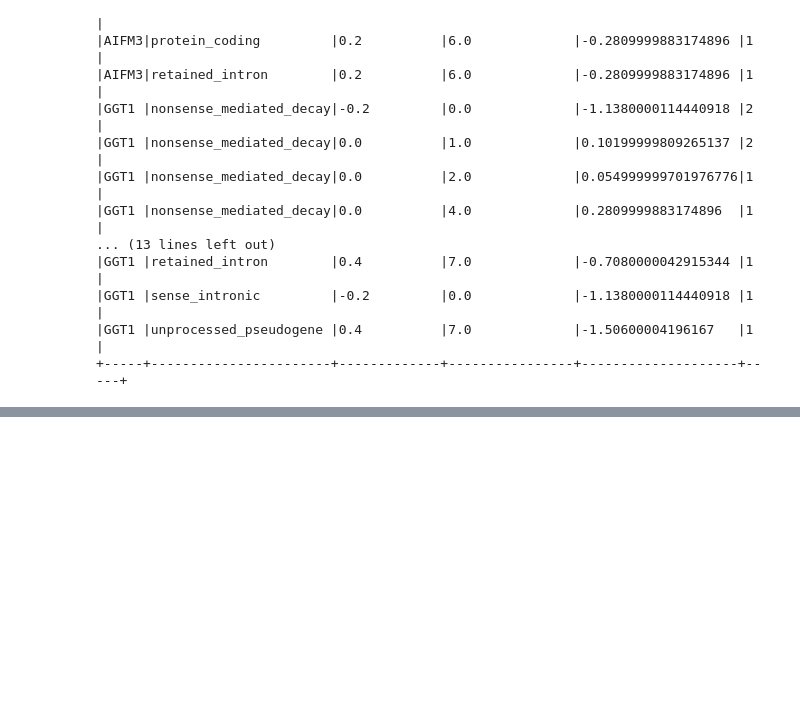
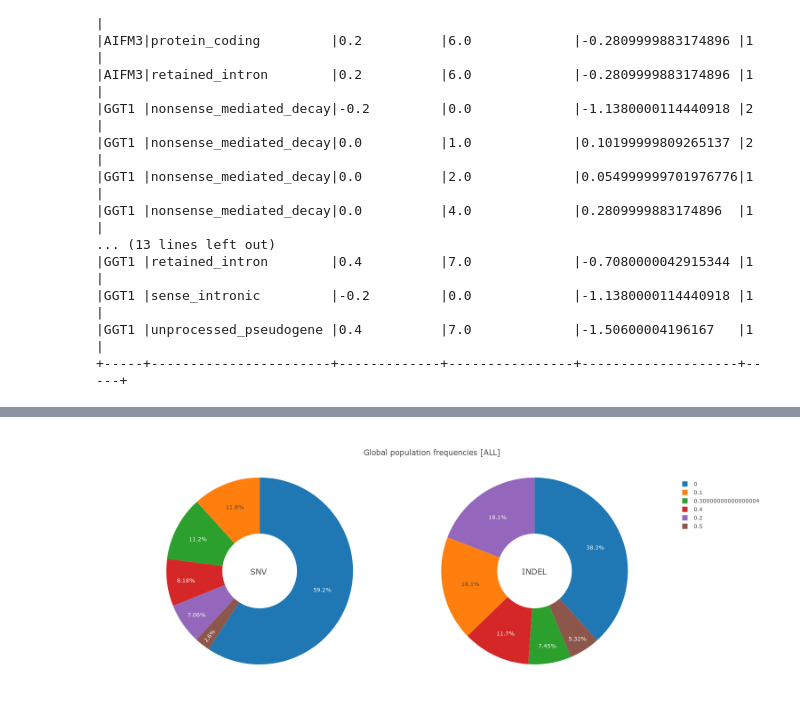
Before and after one commit to opencb/oskar, a Jupyter notebook: oskar-spark/src/main/python/notebooks/facets.ipynb, the cells around one changed output, grey strips where cells are left out. Cells and saved outputs as stored; diff of their text form; code cells hidden in the pictures; blank space fills up the shorter version.

Commit message:
spark: add plotly charts to facets and stats #2
add piechart, dendogram and heatmap. Slso deletes pandas histogram.

```diff
--- a/oskar-spark/src/main/python/notebooks/facets.ipynb
+++ b/oskar-spark/src/main/python/notebooks/facets.ipynb
@@ -140,0 +178,56 @@ oskar.facet(df, "gene[AIFM3,GGT1]>>biotype>>cadd_raw[-10..10]:0.2>>cadd_scaled[-
+# %%
+import plotly.offline as py
+import plotly.graph_objs as go
+from plotly.offline import get_plotlyjs, init_notebook_mode
+
+snvPandas = oskar.facet(df, "type[SNV]>>popFreq__GNOMAD_GENOMES__ALL[0..0.5]:0.1").toPandas()
+indelPandas = oskar.facet(df, "type[INDEL]>>popFreq__GNOMAD_GENOMES__ALL[0..0.5]:0.1").toPandas()
+
+init_notebook_mode(connected=True)
+
+fig = {
+  "data": [
+    {
+      "values": snvPandas["count"],
+      "labels": snvPandas["popFreq__GNOMAD_GENOMES__ALLRange"],
+      "domain": {"x": [0, .48]},
+      "hole": .4,
+      "type": "pie"
+    },
+    {
+      "values": indelPandas["count"],
+      "labels": indelPandas["popFreq__GNOMAD_GENOMES__ALLRange"],
+      "domain": {"x": [.51, 1]},
+      "hole": .4,
+      "type": "pie"
+    }],
+  "layout": {
+        "title":"Global population frequencies [ALL]",
+        "autosize":False,
+        "width":1500,
+        "height":600,
+        "annotations": [
+            {
+                "font": {
+                    "size": 18
+                },
+                "showarrow": False,
+                "text": "SNV",
+                "x": 0.22,
+                "y": 0.5
+            },
+            {
+                "font": {
+                    "size": 18
+                },
+                "showarrow": False,
+                "text": "INDEL",
+                "x": 0.78,
+                "y": 0.5
+            }
+        ]
+    }
+}
+py.iplot(fig, filename='donut')
+# %% [output]
+[figure, added]
```
Also changed, not shown: parts of 15 cells of this notebook, 1 other file.
